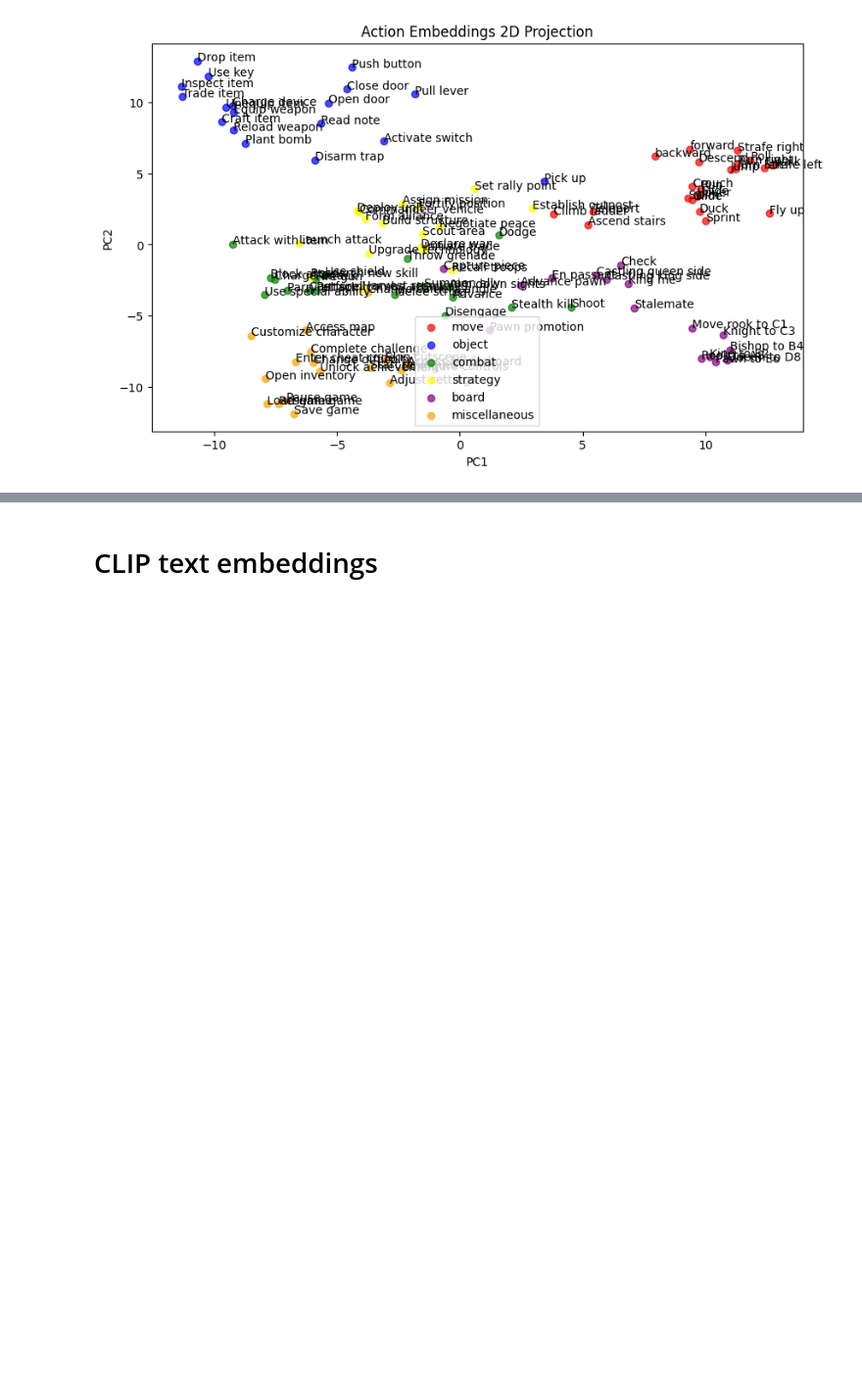
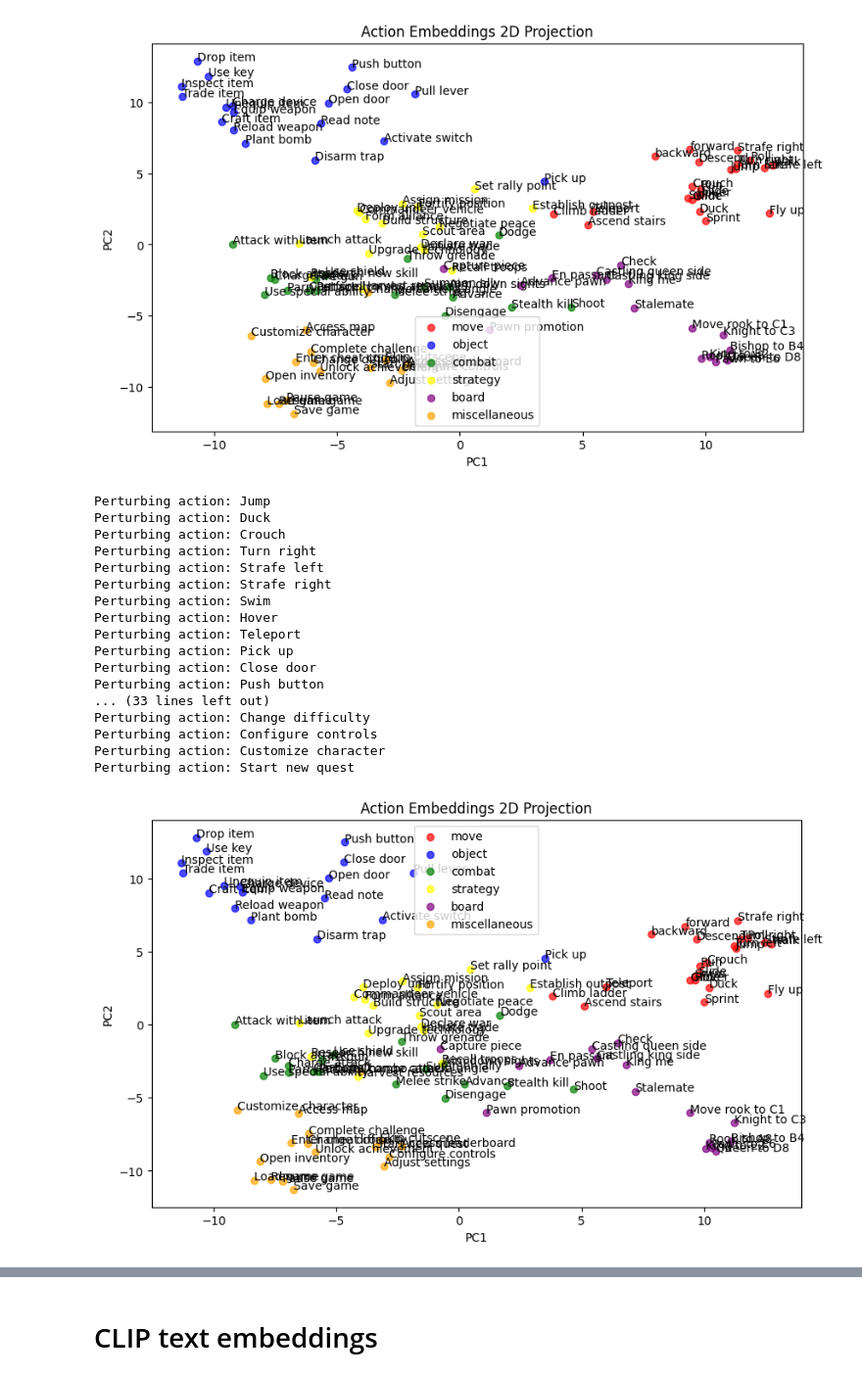
Before and after one commit to RostigerDagmer/muzero, a Jupyter notebook: muzero/notebooks/text_encoding.ipynb, the cells around one changed output, grey strips where cells are left out. Shown at 98% size. Cells and saved outputs as stored; diff of their text form; code cells hidden in the pictures; blank space fills up the shorter version.

```diff
--- a/muzero/notebooks/text_encoding.ipynb
+++ b/muzero/notebooks/text_encoding.ipynb
@@ -286,6 +274,45 @@ only_a_few
 plot_action_embeddings(only_a_few, annotate_names=True)
 # %% [output]
 [figure]
+# %%
+# perturbe some embeddings with gaussian noise
+import numpy as np
+import random
+
+def perturb_embeddings(embedding_dict, std_dev=0.1):
+    perturbed_embeddings = {}
+    for label, actions in embedding_dict.items():
+        perturbed_actions = {}
+        for action, vector in actions.items():
+            if random.random() < 0.5:
+                print(f"Perturbing action: {action}")
+                noise = torch.tensor(np.array(np.random.normal(0, std_dev, vector.shape), dtype=np.float32)).to(vector.device)
+                perturbed_actions[action] = vector + noise
+            else:
+                perturbed_actions[action] = vector
+        perturbed_embeddings[label] = perturbed_actions
+    return perturbed_embeddings
+# %%
+plot_action_embeddings(perturb_embeddings(only_a_few, std_dev=0.5), annotate_names=True)
+# %% [output]
+Perturbing action: Jump
+Perturbing action: Duck
+Perturbing action: Crouch
+Perturbing action: Turn right
+Perturbing action: Strafe left
+Perturbing action: Strafe right
+Perturbing action: Swim
+Perturbing action: Hover
+Perturbing action: Teleport
+Perturbing action: Pick up
+Perturbing action: Close door
+Perturbing action: Push button
+... (33 lines left out)
+Perturbing action: Change difficulty
+Perturbing action: Configure controls
+Perturbing action: Customize character
+Perturbing action: Start new quest
+[figure, added]
 # %%
 from sklearn.manifold import TSNE
 import numpy as np
```
Also changed, not shown: parts of 4 cells of this notebook, 8 other files.
